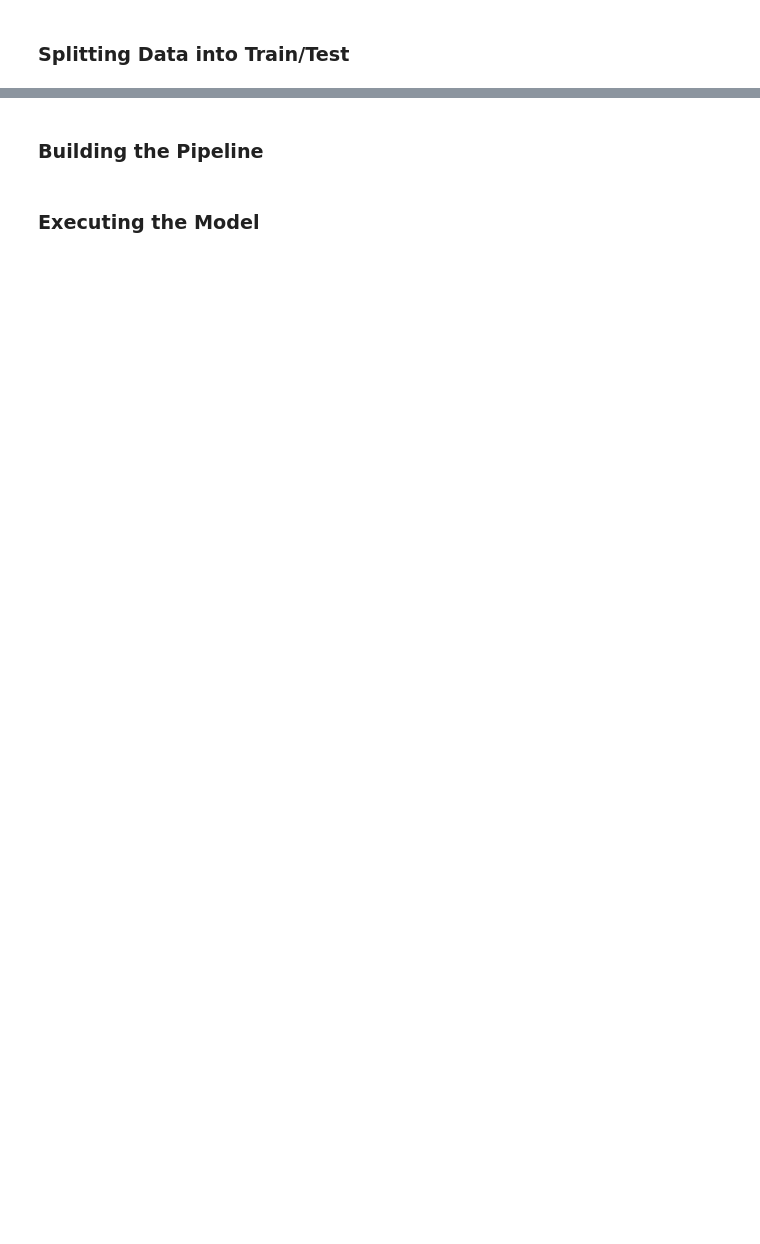
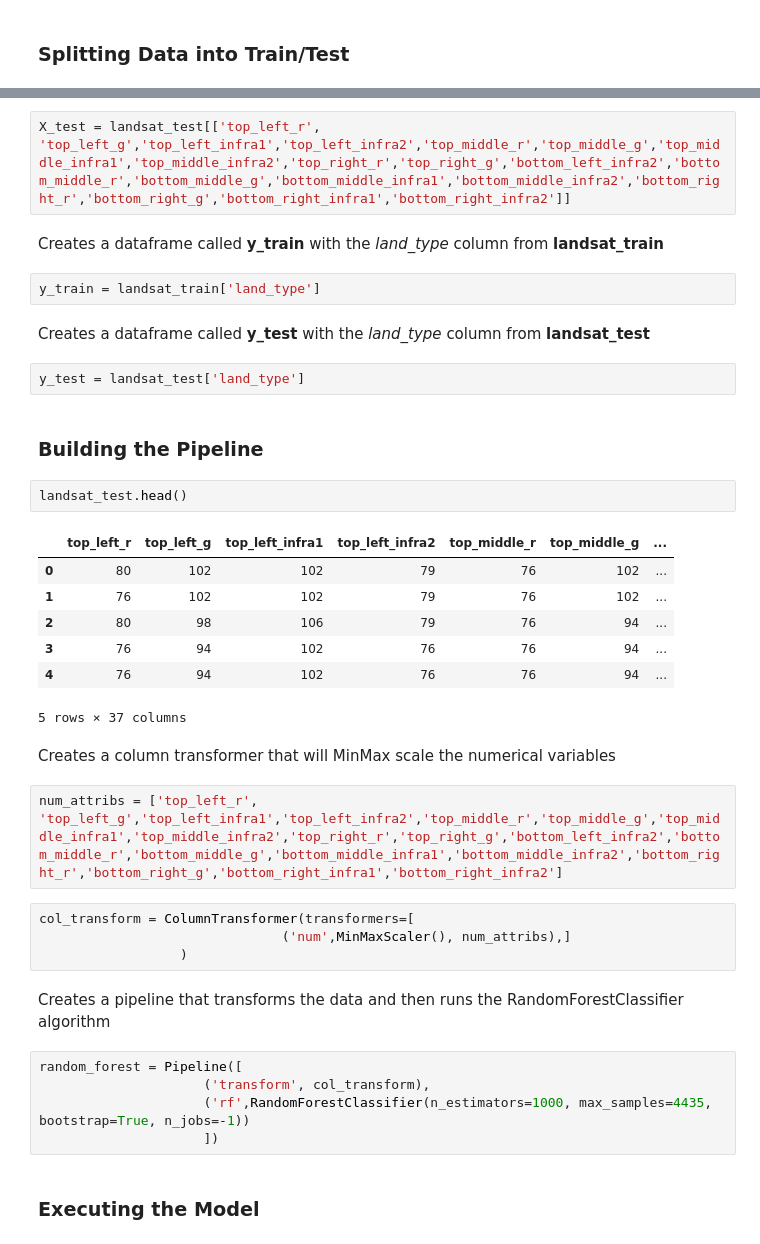
Before and after one commit to a-winders/MLA_ATW, a Jupyter notebook: MLA5_ATW.ipynb, the cells around one changed output, grey strips where cells are left out. Cells and saved outputs as stored; diff of their text form; blank space fills up the shorter version.

```diff
--- a/MLA5_ATW.ipynb
+++ b/MLA5_ATW.ipynb
@@ -130,4 +171,39 @@ lansat_test = pd.read_csv('/content/gdrive/MyDrive/Bellarmine/CS430_Data_Files/l
+# %%
+X_test = landsat_test[['top_left_r', 'top_left_g','top_left_infra1','top_left_infra2','top_middle_r','top_middle_g','top_middle_infra1','top_middle_infra2','top_right_r','top_right_g','bottom_left_infra2','bottom_middle_r','bottom_middle_g','bottom_middle_infra1','bottom_middle_infra2','bottom_right_r','bottom_right_g','bottom_right_infra1','bottom_right_infra2']]
+# %% [markdown]
+Creates a dataframe called **y_train** with the *land_type* column from **landsat_train**
+# %%
+y_train = landsat_train['land_type']
+# %% [markdown]
+Creates a dataframe called **y_test** with the *land_type* column from **landsat_test**
+# %%
+y_test = landsat_test['land_type']
 # %% [markdown]
 ### Building the Pipeline
+# %%
+landsat_test.head()
+# %% [output]
+|  | top_left_r | top_left_g | top_left_infra1 | top_left_infra2 | top_middle_r | top_middle_g | ... |
+| 0 | 80 | 102 | 102 | 79 | 76 | 102 | ... |
+| 1 | 76 | 102 | 102 | 79 | 76 | 102 | ... |
+| 2 | 80 | 98 | 106 | 79 | 76 | 94 | ... |
+| 3 | 76 | 94 | 102 | 76 | 76 | 94 | ... |
+| 4 | 76 | 94 | 102 | 76 | 76 | 94 | ... |
+5 rows × 37 columns
+# %% [markdown]
+Creates a column transformer that will MinMax scale the numerical variables
+# %%
+num_attribs = ['top_left_r', 'top_left_g','top_left_infra1','top_left_infra2','top_middle_r','top_middle_g','top_middle_infra1','top_middle_infra2','top_right_r','top_right_g','bottom_left_infra2','bottom_middle_r','bottom_middle_g','bottom_middle_infra1','bottom_middle_infra2','bottom_right_r','bottom_right_g','bottom_right_infra1','bottom_right_infra2']
+# %%
+col_transform = ColumnTransformer(transformers=[
+                               ('num',MinMaxScaler(), num_attribs),]
+                  )
+# %% [markdown]
+Creates a pipeline that transforms the data and then runs the RandomForestClassifier algorithm
+# %%
+random_forest = Pipeline([
+                     ('transform', col_transform),
+                     ('rf',RandomForestClassifier(n_estimators=1000, max_samples=4435, bootstrap=True, n_jobs=-1))
+                     ])
 # %% [markdown]
 ### Executing the Model
```
Also changed, not shown: parts of 16 cells of this notebook.
